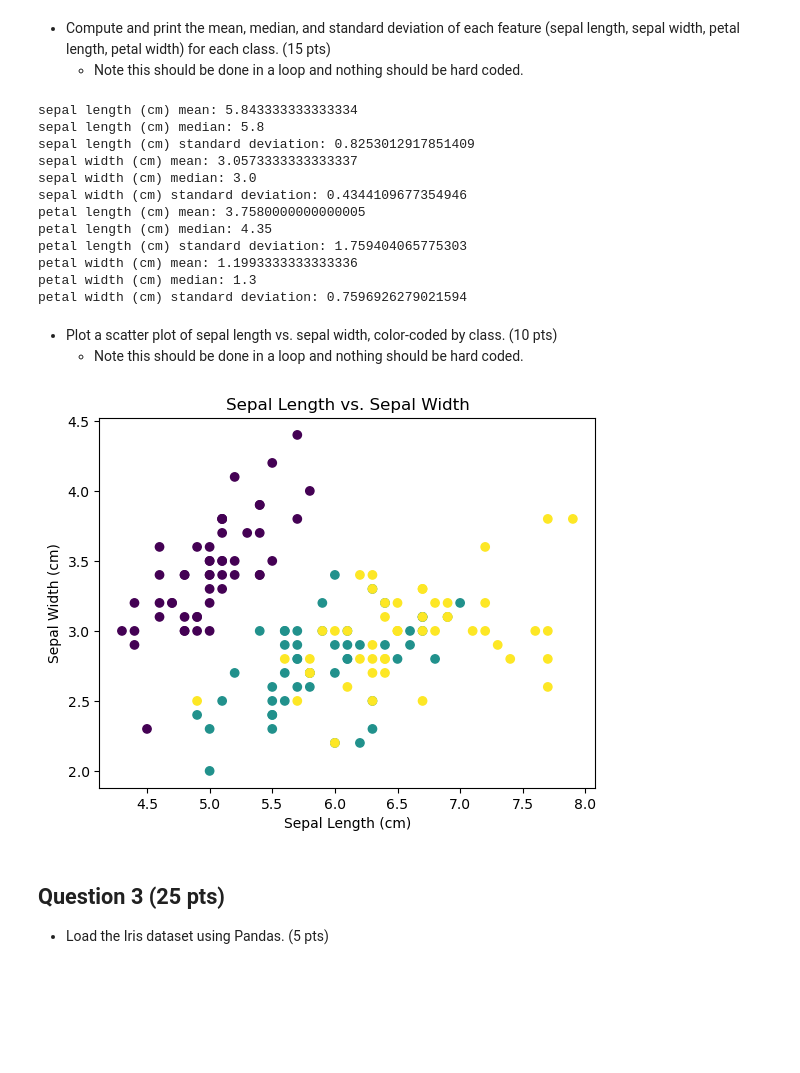
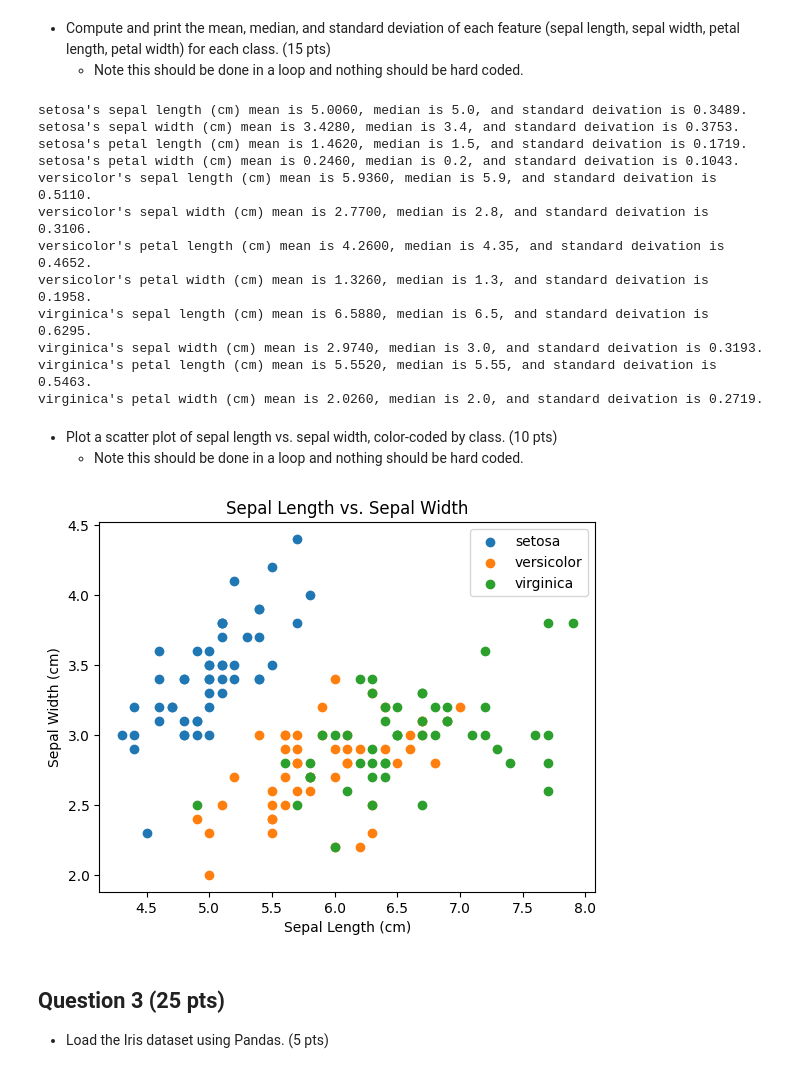
Before and after one commit to dc-wong/BME312, a Jupyter notebook: Homework1/Assignment 1 - Python.ipynb, the cells around one changed output. Saved outputs shown, nothing was run; the diff lists cells and outputs as text; code cells hidden in the pictures; blank space fills up the shorter version.

```diff
--- a/Homework1/Assignment 1 - Python.ipynb
+++ b/Homework1/Assignment 1 - Python.ipynb
@@ -50,36 +55,52 @@ iris = datasets.load_iris()
 # %%
 import numpy as np
 
-for i in range(len(iris.feature_names)):
-    print(f"{iris.feature_names[i]} mean: {np.mean(iris.data[:,i])}")
-    print(f"{iris.feature_names[i]} median: {np.median(iris.data[:,i])}")
-    print(f"{iris.feature_names[i]} standard deviation: {np.std(iris.data[:,i])}")
+# repeat for each class
+for class_id, class_name in enumerate(iris.target_names):
+    # repeat for each feature
+    for feature_id, feature_name in enumerate(iris.feature_names):
+        # isolate the values from the data that pertains to the specific class and feature
+        values = iris.data[iris.target == class_id, feature_id]
+        print(f"{class_name}'s {feature_name} mean is {np.mean(values):.4f}, median is {np.median(values)}, and standard deivation is {np.std(values):.4f}.")
 # %% [output]
-sepal length (cm) mean: 5.843333333333334
-sepal length (cm) median: 5.8
-sepal length (cm) standard deviation: 0.8253012917851409
-sepal width (cm) mean: 3.0573333333333337
-sepal width (cm) median: 3.0
-sepal width (cm) standard deviation: 0.4344109677354946
-petal length (cm) mean: 3.7580000000000005
-petal length (cm) median: 4.35
-petal length (cm) standard deviation: 1.759404065775303
-petal width (cm) mean: 1.1993333333333336
-petal width (cm) median: 1.3
-petal width (cm) standard deviation: 0.7596926279021594
+setosa's sepal length (cm) mean is 5.0060, median is 5.0, and standard deivation is 0.3489.
+setosa's sepal width (cm) mean is 3.4280, median is 3.4, and standard deivation is 0.3753.
+setosa's petal length (cm) mean is 1.4620, median is 1.5, and standard deivation is 0.1719.
+setosa's petal width (cm) mean is 0.2460, median is 0.2, and standard deivation is 0.1043.
+versicolor's sepal length (cm) mean is 5.9360, median is 5.9, and standard deivation is 0.5110.
+versicolor's sepal width (cm) mean is 2.7700, median is 2.8, and standard deivation is 0.3106.
+versicolor's petal length (cm) mean is 4.2600, median is 4.35, and standard deivation is 0.4652.
+versicolor's petal width (cm) mean is 1.3260, median is 1.3, and standard deivation is 0.1958.
+virginica's sepal length (cm) mean is 6.5880, median is 6.5, and standard deivation is 0.6295.
+virginica's sepal width (cm) mean is 2.9740, median is 3.0, and standard deivation is 0.3193.
+virginica's petal length (cm) mean is 5.5520, median is 5.55, and standard deivation is 0.5463.
+virginica's petal width (cm) mean is 2.0260, median is 2.0, and standard deivation is 0.2719.
 # %% [markdown]
 - Plot a scatter plot of sepal length vs. sepal width, color-coded by class. (10 pts)
     - Note this should be done in a loop and nothing should be hard coded.
 # %%
 import matplotlib.pyplot as plt
 
-plt.scatter(x = iris.data[:,0], y = iris.data[:,1], c = iris.target)
+# repeat for each class
+for i, label in enumerate(iris.target_names):
+    # create a scatterplot of the data only using the data pertaining to
+    # the sepal length and width features within this class
+    plt.scatter(
+        # sepal length
+        iris.data[iris.target == i, 0],
+        # sepal width
+        iris.data[iris.target == i, 1],
+        # class label
+        label=label,
+    )
+# add apropriate title, axis labels, and legend to the plot
 plt.title("Sepal Length vs. Sepal Width")
 plt.xlabel("Sepal Length (cm)")
 plt.ylabel("Sepal Width (cm)")
+plt.legend()
 plt.show()
 # %% [output]
-[figure, old version]
+[figure, new version]
 # %% [markdown]
 ## Question 3 (25 pts)
 
```
Also changed, not shown: parts of 10 cells of this notebook, 3 other files.
